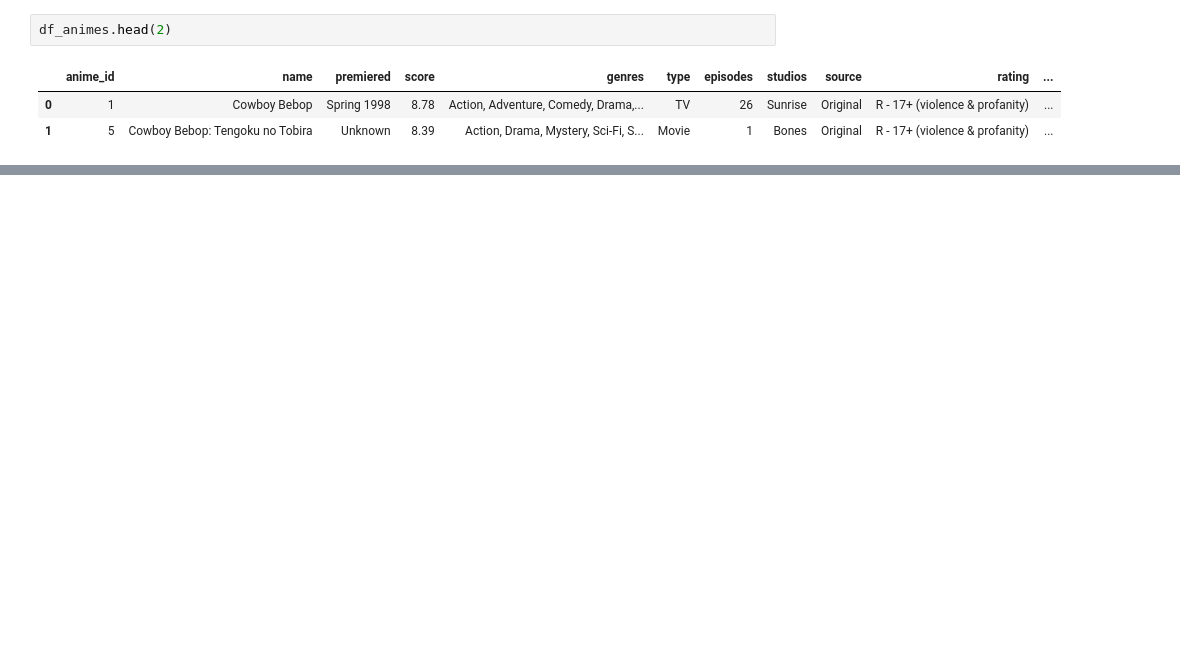
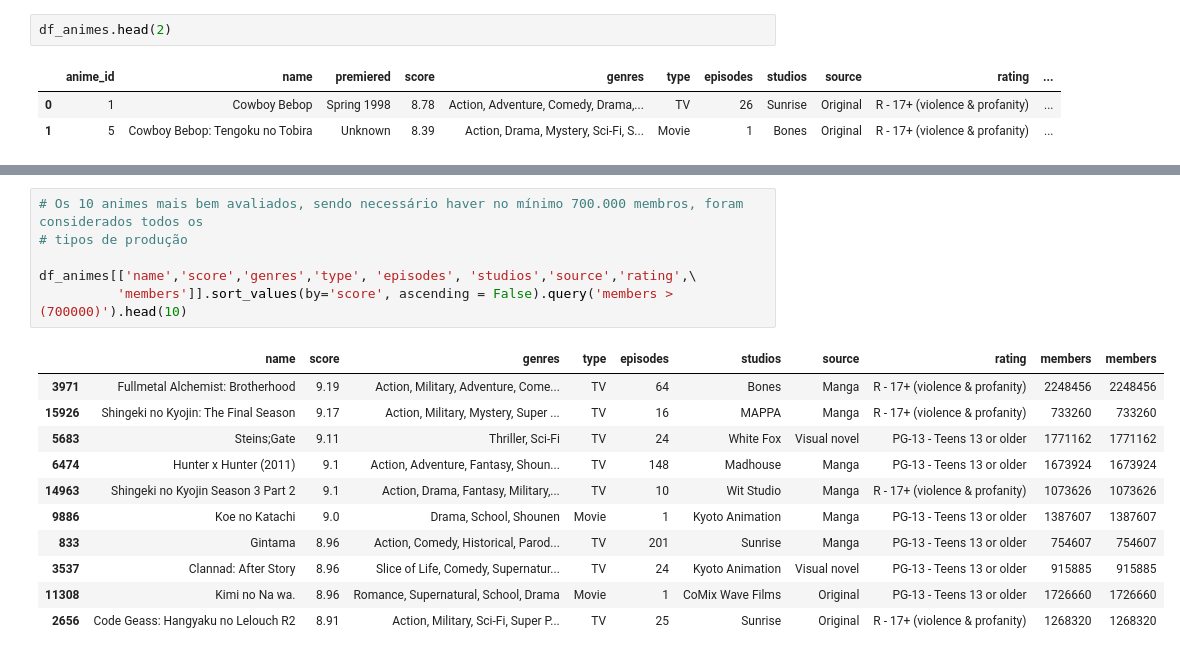
Before and after one commit to FLPSP/Anime-Recommender-System, a Jupyter notebook: recommender_system.ipynb, the cells around one changed output, grey strips where cells are left out. Drawn from its saved outputs; the diff is of its cells as text; blank space fills up the shorter version.

Commit message:
Add files via upload
update: finalizando EDA

```diff
--- a/recommender_system.ipynb
+++ b/recommender_system.ipynb
@@ -151,0 +202,18 @@ sns.lineplot(data=year,
+# %%
+# Os 10 animes mais bem avaliados, sendo necessário haver no mínimo 700.000 membros, foram considerados todos os
+# tipos de produção
+
+df_animes[['name','score','genres','type', 'episodes', 'studios','source','rating',\
+          'members']].sort_values(by='score', ascending = False).query('members > (700000)').head(10)
+# %% [output]
+|  | name | score | genres | type | episodes | studios | source | rating | members | members |
+| 3971 | Fullmetal Alchemist: Brotherhood | 9.19 | Action, Military, Adventure, Come... | TV | 64 | Bones | Manga | R - 17+ (violence & profanity) | 2248456 | 2248456 |
+| 15926 | Shingeki no Kyojin: The Final Season | 9.17 | Action, Military, Mystery, Super ... | TV | 16 | MAPPA | Manga | R - 17+ (violence & profanity) | 733260 | 733260 |
+| 5683 | Steins;Gate | 9.11 | Thriller, Sci-Fi | TV | 24 | White Fox | Visual novel | PG-13 - Teens 13 or older | 1771162 | 1771162 |
+| 6474 | Hunter x Hunter (2011) | 9.1 | Action, Adventure, Fantasy, Shoun... | TV | 148 | Madhouse | Manga | PG-13 - Teens 13 or older | 1673924 | 1673924 |
+| 14963 | Shingeki no Kyojin Season 3 Part 2 | 9.1 | Action, Drama, Fantasy, Military,... | TV | 10 | Wit Studio | Manga | R - 17+ (violence & profanity) | 1073626 | 1073626 |
+| 9886 | Koe no Katachi | 9.0 | Drama, School, Shounen | Movie | 1 | Kyoto Animation | Manga | PG-13 - Teens 13 or older | 1387607 | 1387607 |
+| 833 | Gintama | 8.96 | Action, Comedy, Historical, Parod... | TV | 201 | Sunrise | Manga | PG-13 - Teens 13 or older | 754607 | 754607 |
+| 3537 | Clannad: After Story | 8.96 | Slice of Life, Comedy, Supernatur... | TV | 24 | Kyoto Animation | Visual novel | PG-13 - Teens 13 or older | 915885 | 915885 |
+| 11308 | Kimi no Na wa. | 8.96 | Romance, Supernatural, School, Drama | Movie | 1 | CoMix Wave Films | Original | PG-13 - Teens 13 or older | 1726660 | 1726660 |
+| 2656 | Code Geass: Hangyaku no Lelouch R2 | 8.91 | Action, Military, Sci-Fi, Super P... | TV | 25 | Sunrise | Original | R - 17+ (violence & profanity) | 1268320 | 1268320 |
```
Also changed, not shown: parts of 11 cells of this notebook.
